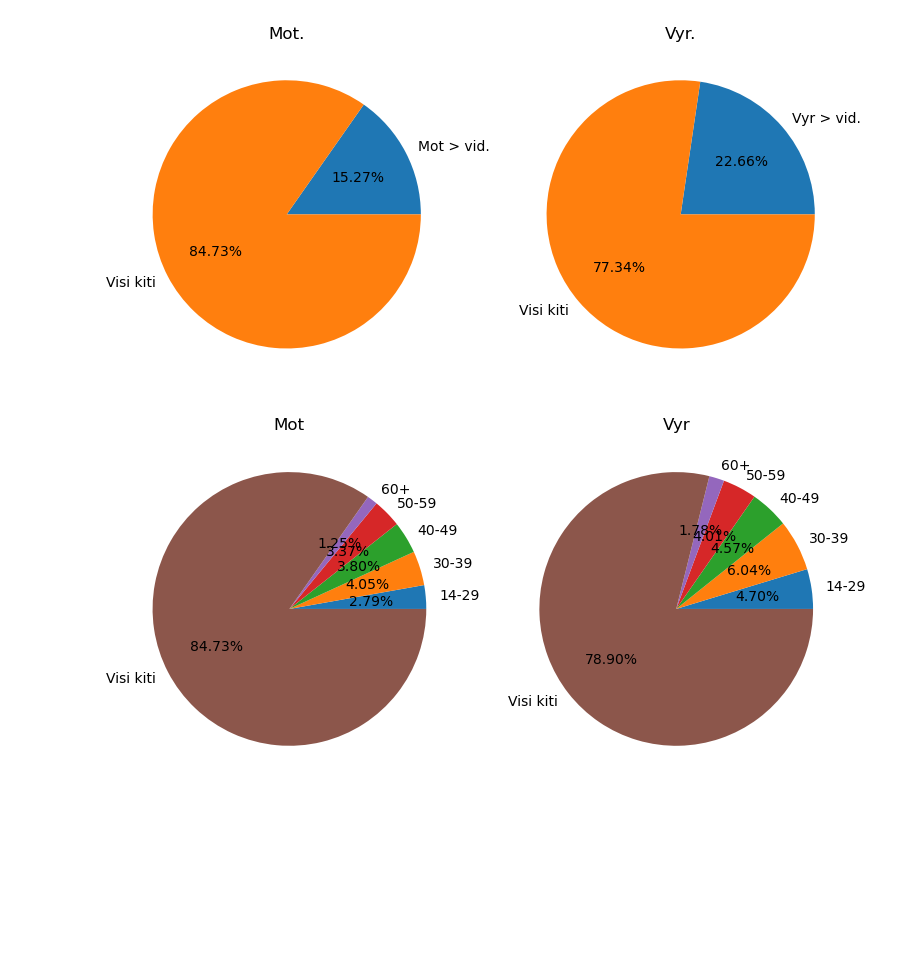
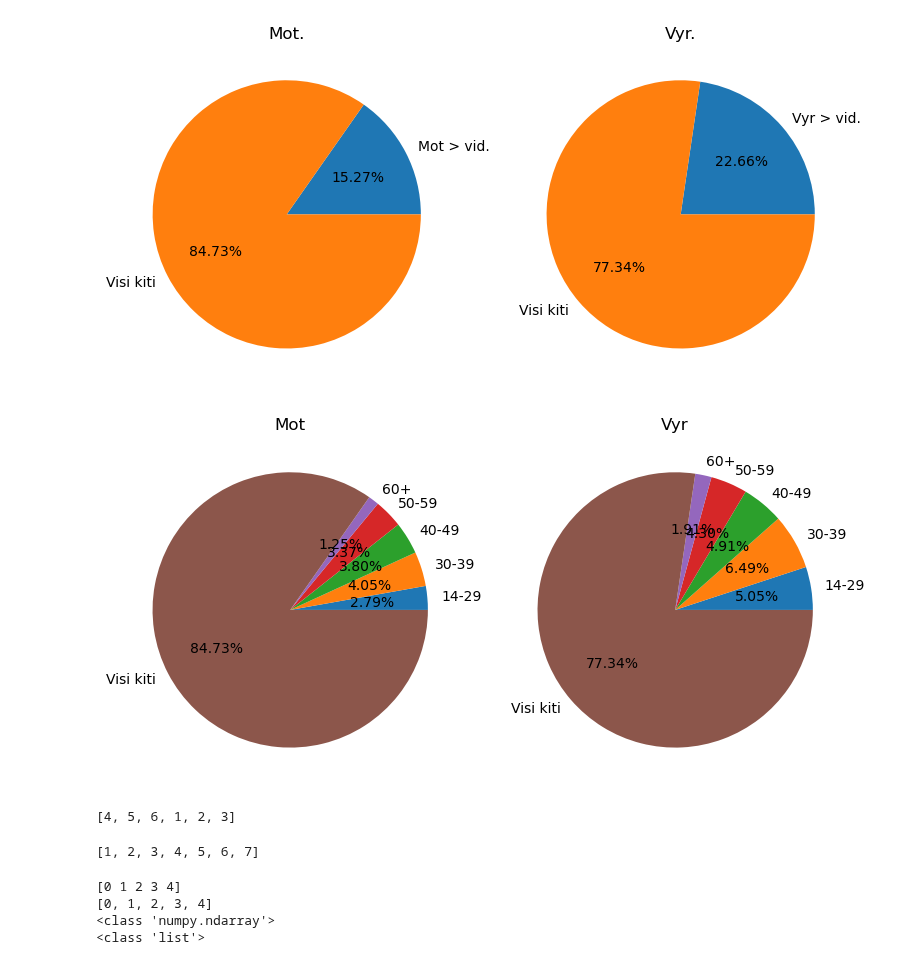
Before and after one commit to ISeeBugsEverywhere/DataScienceNotebooks, a Jupyter notebook: Notebooks/29pasktaita.ipynb, the cells around one changed output. Drawn from its saved outputs; the diff is of its cells as text; code cells hidden in the pictures; blank space fills up the shorter version.

```diff
--- a/Notebooks/29pasktaita.ipynb
+++ b/Notebooks/29pasktaita.ipynb
@@ -218,24 +218,50 @@ plt.show()
 # %%
 #  2) atsižvelkite į amžiaus grupes, irgi lyginame su visa imtimi kiekvieną amžiaus grupę
 
-motAgeGroups = fage.index.tolist()+['Visi kiti']
+# motAgeGroups = fage.index.tolist()+['Visi kiti']
 motAgeVals = fage.values.tolist()+[kitif]
 vyrAgeGroups = mage.index.tolist()+['Visi kiti']
-vyrAgeVals = mage.values.tolist()+[kitif]
+vyrAgeVals = mage.values.tolist()+[kitim]
+
+motAgeGroups = []
+for g in fage.index:
+    motAgeGroups.append(g)
+motAgeGroups.append('Visi kiti')
 
 fig, (ax1, ax2) = plt.subplots(1,2, figsize=(8,4.5), gridspec_kw={'width_ratios':[1,1]})
 #ax1:
 #plotting code:
 ax1.set_title('Mot')
 ax1.pie(x=motAgeVals, labels=motAgeGroups, autopct='%.2f%%')
 #ax1.legend(loc=1)
 #ax2:
 #plotting code:
 ax2.set_title('Vyr')
 ax2.pie(x=vyrAgeVals, labels=vyrAgeGroups, autopct='%.2f%%')
 
 #ax2.legend(loc='best')
 fig.tight_layout()
 plt.show()
 # %% [output]
-[figure, old version]
+[figure, new version]
+# %%
+a = [1,2,3]
+b = [4,5,6]
+c = b + a
+print(c)
+# %% [output]
+[4, 5, 6, 1, 2, 3]
+# %%
+c + [7]
+# %% [output]
+[1, 2, 3, 4, 5, 6, 7]
+# %%
+#  tolist() - konvertuoja numpy array į pythono list'ą
+a = np.arange(0,5)
+a_py = a.tolist()
+print(a, a_py, type(a), type(a_py), sep='\n')
+# %% [output]
+[0 1 2 3 4]
+[0, 1, 2, 3, 4]
+<class 'numpy.ndarray'>
+<class 'list'>
```
Also changed, not shown: parts of 1 cell of this notebook.
